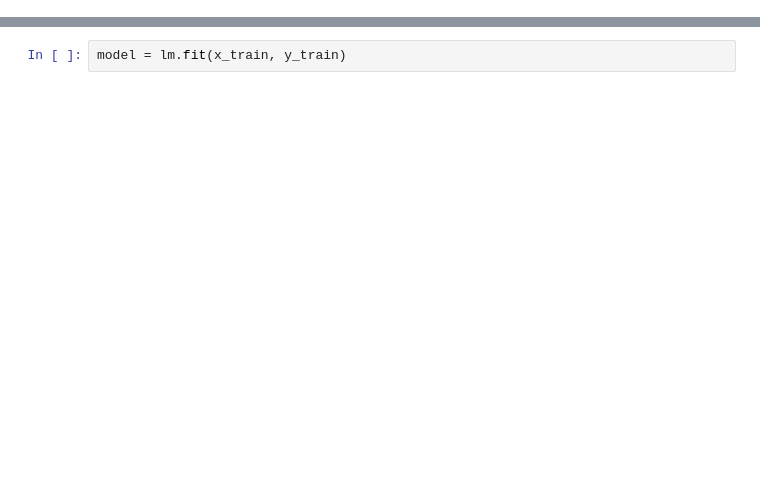
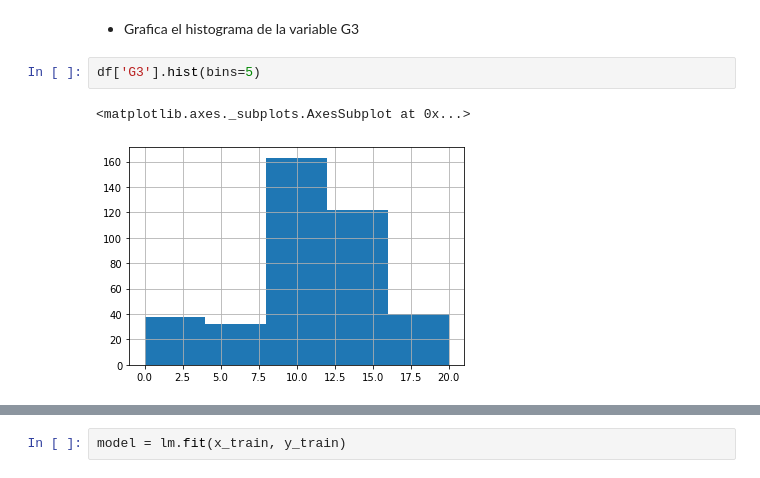
Before and after one commit to fridaruh/ML_and_IA_for_Finance, a Jupyter notebook: Regresión_lineal.ipynb, the cells around one changed output, grey strips where cells are left out. Saved outputs shown, nothing was run; the diff lists cells and outputs as text; blank space fills up the shorter version.

```diff
--- a/Regresión_lineal.ipynb
+++ b/Regresión_lineal.ipynb
@@ -172,0 +120,7 @@ lm = linear_model.LinearRegression() #Instanciamos el modelo
+# %% [markdown]
+- Grafica el histograma de la variable G3
+# %%
+df['G3'].hist(bins=5)
+# %% [output]
+<matplotlib.axes._subplots.AxesSubplot at 0x...>
+[figure, added]
```
Also changed, not shown: parts of 99 cells of this notebook.
